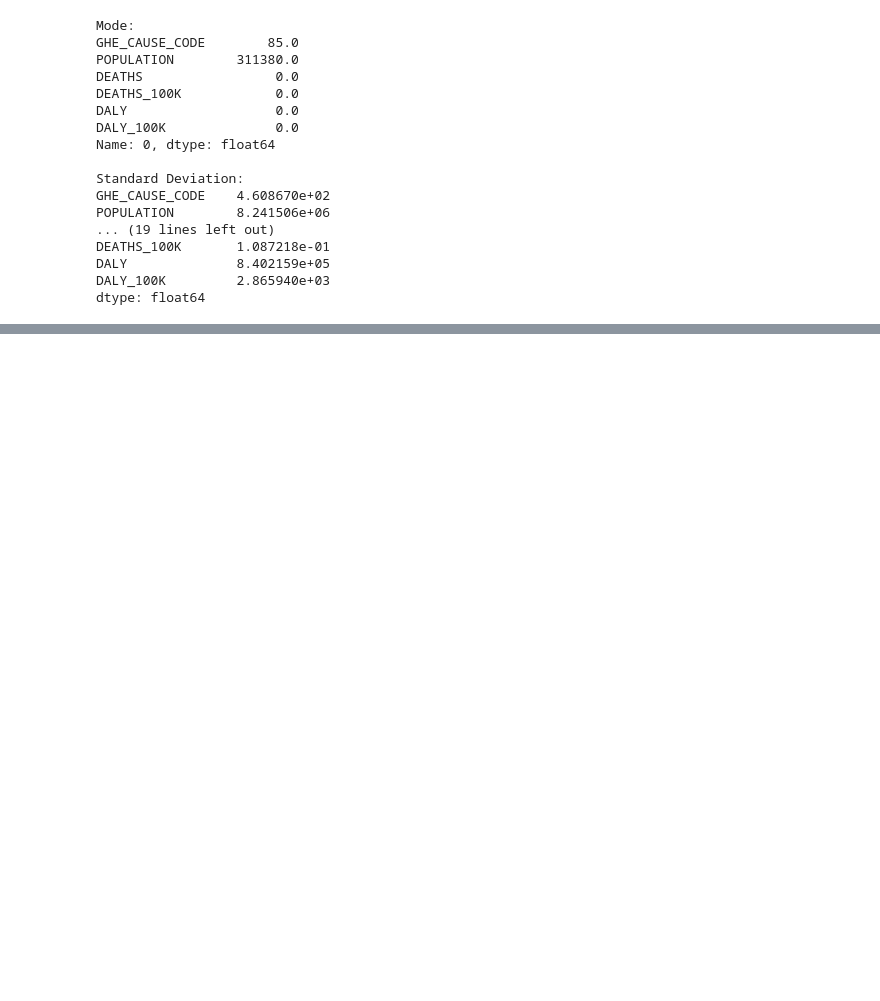
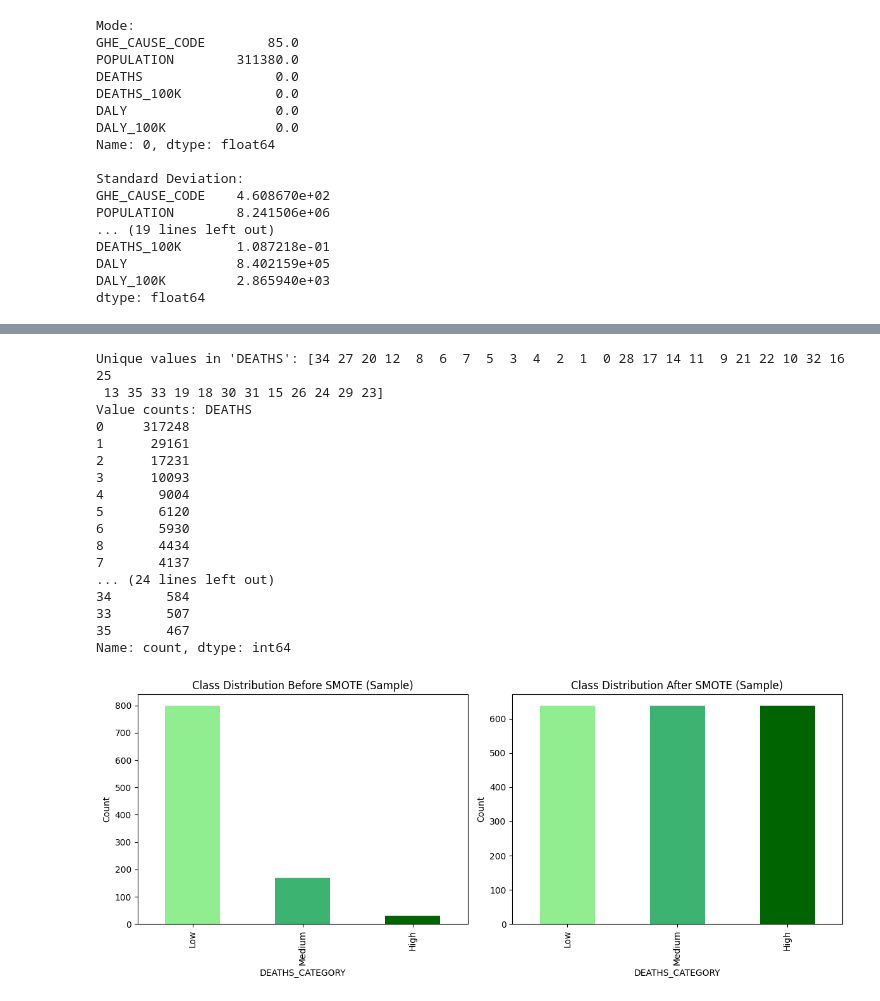
Before and after one commit to Albiona00/Leading-cause-of-DALY-Death, a Jupyter notebook: data-preprocessing/main.ipynb, the cells around one changed output, grey strips where cells are left out. Drawn from its saved outputs; the diff is of its cells as text; code cells hidden in the pictures; blank space fills up the shorter version.

Commit message:
SMOTE Algorithm

```diff
--- a/data-preprocessing/main.ipynb
+++ b/data-preprocessing/main.ipynb
@@ -587,0 +590,79 @@ dtype: float64
+# %%
+import pandas as pd
+import numpy as np
+from sklearn.impute import SimpleImputer
+from sklearn.model_selection import train_test_split
+from imblearn.over_sampling import SMOTE
+from matplotlib import pyplot as plt
+
+df = pd.read_csv("D:\\WHODataUpdated.csv")
+
+print("Unique values in 'DEATHS':", df['DEATHS'].unique())
+print("Value counts:", df['DEATHS'].value_counts())
+
+if df['DEATHS'].nunique() > 1:
+    max_val = df['DEATHS'].max()
+    bins = [-np.inf, 1, max_val/2, np.inf]
+    labels = ["Low", "Medium", "High"]
+    df['DEATHS_CATEGORY'] = pd.cut(df['DEATHS'], bins=bins, labels=labels)
+else:
+
+    df['DEATHS_CATEGORY'] = "Low"
+
+visualization_columns = ['DALY', 'DEATHS_100K', 'DEATHS_CATEGORY']
+df = df[visualization_columns]
+
+sample_size = 1000
+df_sample = df.sample(sample_size, random_state=42)
+
+plt.figure(figsize=(12, 5))
+plt.subplot(1, 2, 1)
+df_sample['DEATHS_CATEGORY'].value_counts().plot(kind='bar', color=['lightgreen', 'mediumseagreen', 'darkgreen'])
+plt.title('Class Distribution Before SMOTE (Sample)')
+plt.xlabel('DEATHS_CATEGORY')
+plt.ylabel('Count')
+
+X_sample = df_sample.drop(['DEATHS_CATEGORY'], axis=1)
+y_sample = df_sample['DEATHS_CATEGORY']
+
+imputer = SimpleImputer(strategy='mean')
+X_sample_imputed = pd.DataFrame(imputer.fit_transform(X_sample), columns=X_sample.columns)
+
+n_neighbors = min(5, len(y_sample.unique()) - 1)
+
+X_train_sample, X_test_sample, y_train_sample, y_test_sample = train_test_split(
+    X_sample_imputed, y_sample, test_size=0.2, random_state=42
+)
+
+smote = SMOTE(random_state=42, k_neighbors=n_neighbors)
+X_train_resampled_sample, y_train_resampled_sample = smote.fit_resample(
+    X_train_sample, y_train_sample
+)
+
+plt.subplot(1, 2, 2)
+pd.Series(y_train_resampled_sample).value_counts().plot(kind='bar', color=['lightgreen', 'mediumseagreen', 'darkgreen'])
+plt.title('Class Distribution After SMOTE (Sample)')
+plt.xlabel('DEATHS_CATEGORY')
+plt.ylabel('Count')
+
+plt.tight_layout()
+plt.show()
+# %% [output]
+Unique values in 'DEATHS': [34 27 20 12  8  6  7  5  3  4  2  1  0 28 17 14 11  9 21 22 10 32 16 25
+ 13 35 33 19 18 30 31 15 26 24 29 23]
+Value counts: DEATHS
+0     317248
+1      29161
+2      17231
+3      10093
+4       9004
+5       6120
+6       5930
+8       4434
+7       4137
+... (24 lines left out)
+34       584
+33       507
+35       467
+Name: count, dtype: int64
+[figure, added]
```
Also changed, not shown: parts of 1 cell of this notebook.
